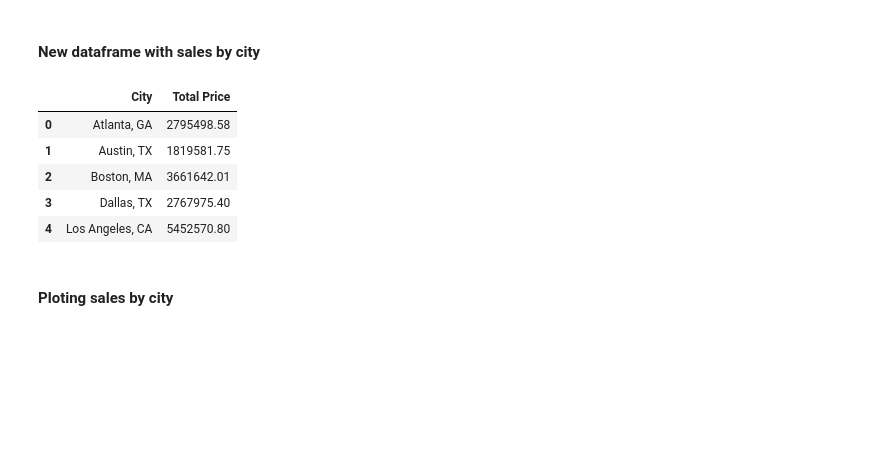
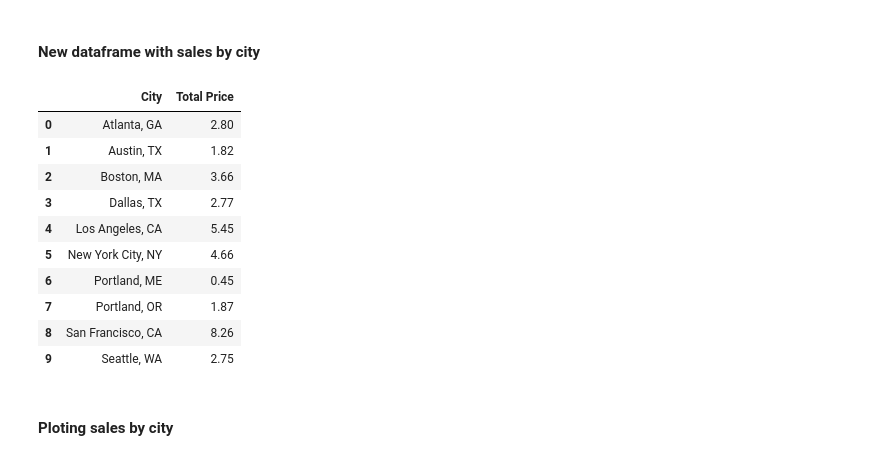
Before and after one commit to Kael-g/Sales-Analysis, a Jupyter notebook: first analysis in jupyter using pandas.ipynb, the cells around one changed output. Cells and saved outputs as stored; diff of their text form; code cells hidden in the pictures; blank space fills up the shorter version.

```diff
--- a/first analysis in jupyter using pandas.ipynb
+++ b/first analysis in jupyter using pandas.ipynb
@@ -55,7 +57,7 @@ all_data["Order Date"] = pd.to_datetime(all_data["Order Date"])
 # %% [markdown]
 #### Creating a new column "month"
 # %%
-all_data["Month"] = all_data["Order Date"].dt.month_name()
+all_data["Month"] = all_data["Order Date"].dt.month
 
 all_data.head()
 # %% [output]
@@ -121,16 +136,23 @@ all_data["City"] = all_data["Purchase Address"].apply(lambda x: (f"{get_city(x)}
 # %%
 sales_by_city = all_data.groupby("City").agg({"Total Price": "sum"})
 
 sales_by_city = sales_by_city.reset_index()
 
-sales_by_city.head()
+sales_by_city["Total Price"] = sales_by_city["Total Price"].apply(lambda x: round(x/1000000, 2))
+
+sales_by_city.head(10)
 # %% [output]
 |  | City | Total Price |
-| 0 | Atlanta, GA | 2795498.58 |
-| 1 | Austin, TX | 1819581.75 |
-| 2 | Boston, MA | 3661642.01 |
-| 3 | Dallas, TX | 2767975.40 |
-| 4 | Los Angeles, CA | 5452570.80 |
+| 0 | Atlanta, GA | 2.80 |
+| 1 | Austin, TX | 1.82 |
+| 2 | Boston, MA | 3.66 |
+| 3 | Dallas, TX | 2.77 |
+| 4 | Los Angeles, CA | 5.45 |
+| 5 | New York City, NY | 4.66 |
+| 6 | Portland, ME | 0.45 |
+| 7 | Portland, OR | 1.87 |
+| 8 | San Francisco, CA | 8.26 |
+| 9 | Seattle, WA | 2.75 |
 # %% [markdown]
 #### Ploting sales by city
 # %%
```
Also changed, not shown: parts of 10 cells of this notebook.
